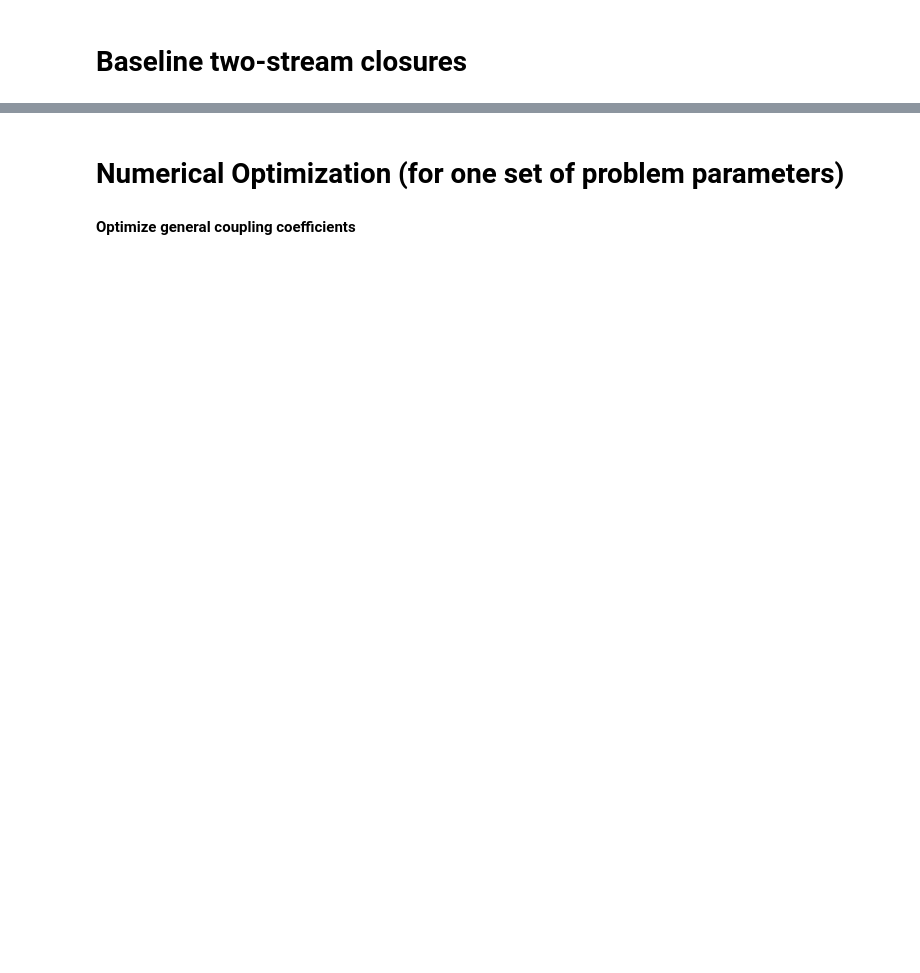
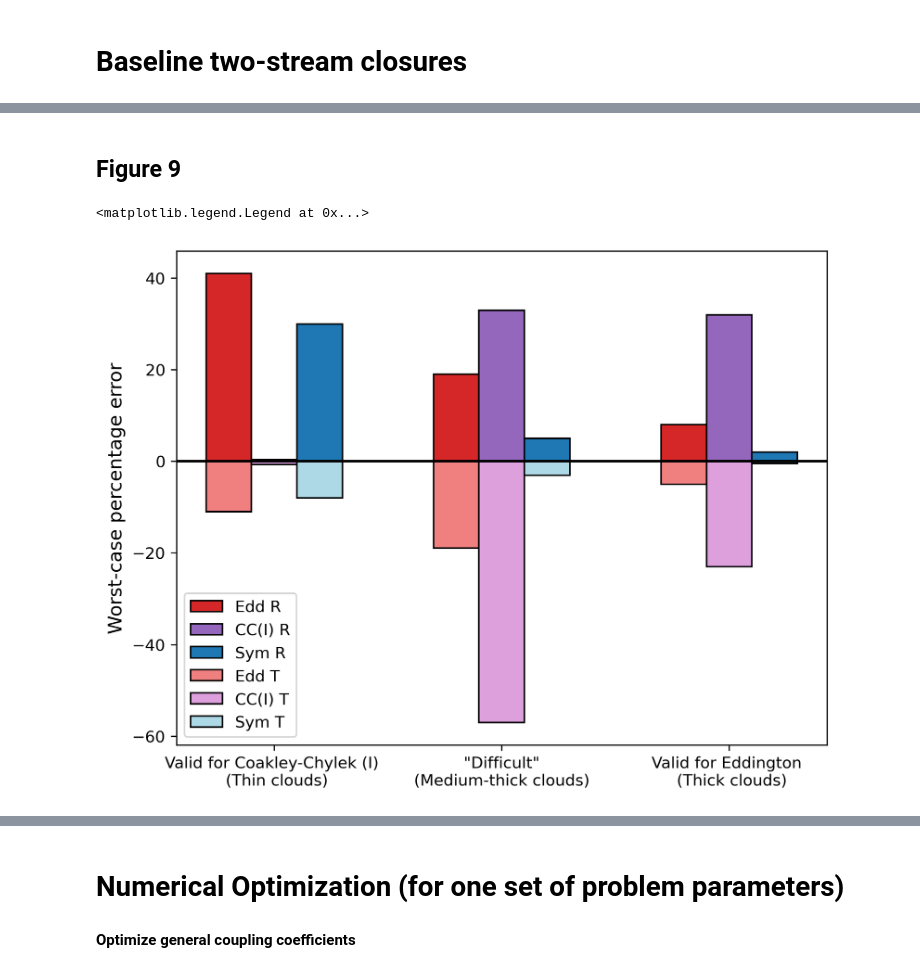
Before and after one commit to LDEO-CREW/Two-streams_revisited_code, a Jupyter notebook: Two-stream_revisited_code.ipynb, the cells around one changed output, grey strips where cells are left out. Drawn from its saved outputs; the diff is of its cells as text; code cells hidden in the pictures; blank space fills up the shorter version.

```diff
--- a/Two-stream_revisited_code.ipynb
+++ b/Two-stream_revisited_code.ipynb
@@ -924,2 +989,64 @@ plt.axhline(0, color="black")
+# %% [markdown]
+## Figure 9
+# %%
+# Two-stream closure errors with respect to a cloud (Fig. 9); data must be manually keyed
+baseline_methods = (
+    "Valid for Coakley-Chylek (I) \n (Thin clouds)",
+    """ "Difficult" \n (Medium-thick clouds) """,
+    "Valid for Eddington \n (Thick clouds)",
+)
+R = {
+    "Edd R": (41, 19, 8),
+    "CC(I) R": (0.4, 33, 32),
+    "Sym R": (30, 5, 2),
+}
+
+T = {
+    "Edd T": (-11, -19, -5),
+    "CC(I) T": (-0.7, -57, -23),
+    "Sym T": (-8, -3, -0.5),
+
+}
+
+x = np.arange(len(baseline_methods))  # the label locations
+width = 0.2  # the width of the bars
+multiplier = 0
+bar_colors = [colors[3], colors[4], colors[0]]
+
+fig, ax = plt.subplots(layout="constrained", dpi=300)
+
+for attribute, measurement in R.items():
+    offset = width * multiplier
+    rects = ax.bar(
+        x + offset,
+        measurement,
+        width,
+        label=attribute,
+        edgecolor="black",
+        color=bar_colors[multiplier],
+    )
+    multiplier += 1
+
+multiplier = 0
+bottom_index = 0
+for attribute, measurement in T.items():
+    offset = width * multiplier
+    rects = ax.bar(
+        x + offset,
+        measurement,
+        width,
+        label=attribute,
+        edgecolor="black",
+        color=["lightcoral", "plum", "lightblue"][multiplier],
+    )
+    multiplier += 1
+
+ax.set_ylabel("Worst-case percentage error", fontsize=12)
+ax.set_xticks(x + width, baseline_methods)
+plt.axhline(0, color="black")
+plt.legend()
+# %% [output]
+<matplotlib.legend.Legend at 0x...>
+[figure, added]
 # %%
 # R, T error over all problem parameters
```
Also changed, not shown: parts of 44 cells of this notebook, 5 other files.
